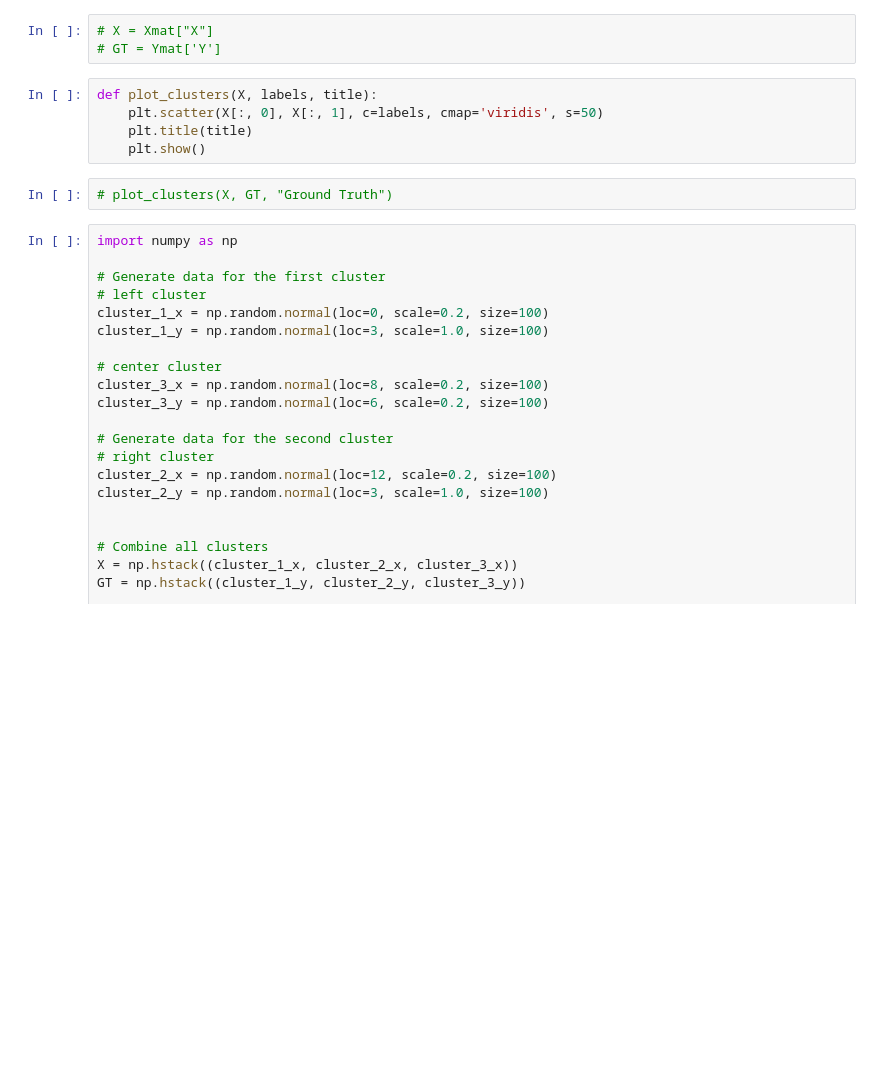
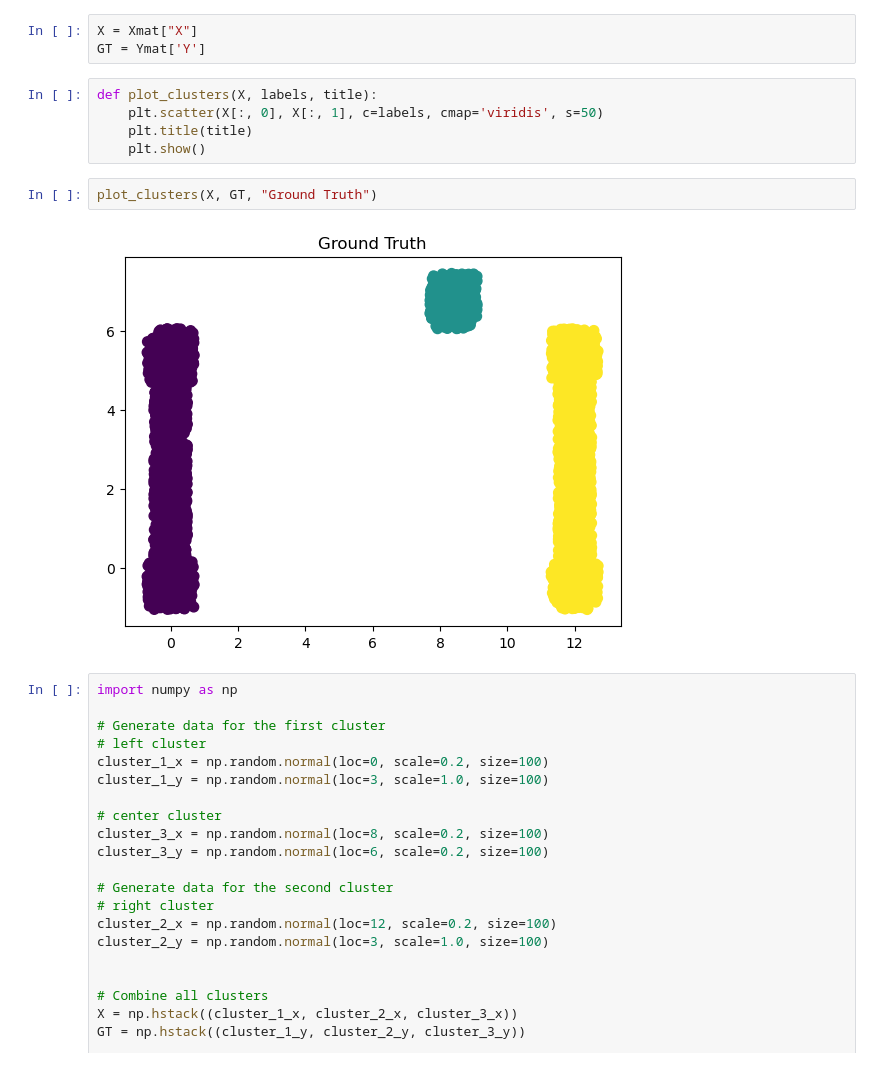
Before and after one commit to seolibek/Tufts2024, a Jupyter notebook: lund_exp.ipynb, the cells around one changed output. Cells and saved outputs as stored; diff of their text form; blank space fills up the shorter version.

Commit message:
graph

```diff
--- a/lund_exp.ipynb
+++ b/lund_exp.ipynb
@@ -10,15 +10,17 @@ from scipy.spatial.distance import pdist, squareform
 Xmat = scipy.io.loadmat('X.mat')
 Ymat = scipy.io.loadmat('Y.mat')
 # %%
-# X = Xmat["X"]
-# GT = Ymat['Y']
+X = Xmat["X"]
+GT = Ymat['Y']
 # %%
 def plot_clusters(X, labels, title):
     plt.scatter(X[:, 0], X[:, 1], c=labels, cmap='viridis', s=50)
     plt.title(title)
     plt.show()
 # %%
-# plot_clusters(X, GT, "Ground Truth")
+plot_clusters(X, GT, "Ground Truth")
+# %% [output]
+[figure, added]
 # %%
 import numpy as np
 
```
